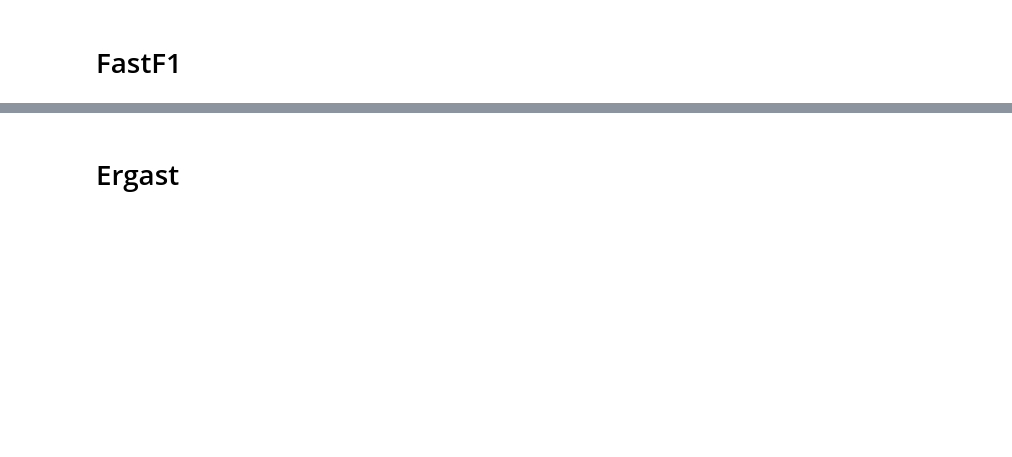
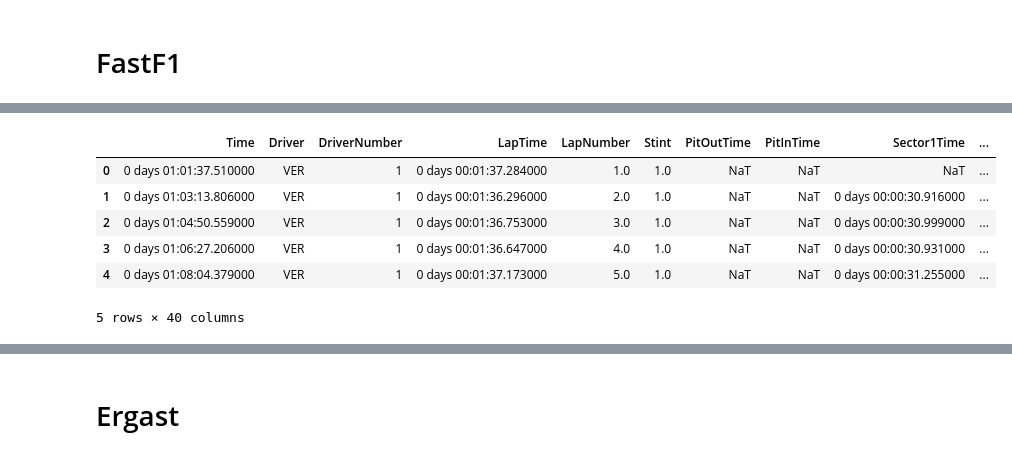
Before and after one commit to pranavvats32/F1-RaceWinner-Prediction-using-ML, a Jupyter notebook: init_bahrain2024.ipynb, the cells around one changed output, grey strips where cells are left out. Saved outputs shown, nothing was run; the diff lists cells and outputs as text; code cells hidden in the pictures; blank space fills up the shorter version.

```diff
--- a/init_bahrain2024.ipynb
+++ b/init_bahrain2024.ipynb
@@ -33,0 +73,45 @@ bahrain2024 = session.laps
+# %%
+import pandas as pd
+import numpy as np
+
+# Work on a copy of the original DataFrame
+df = bahrain2024.copy()
+
+# ✅ 1. Convert LapTime to seconds for pace analysis
+df['LapTime_sec'] = pd.to_timedelta(df['LapTime']).dt.total_seconds()
+
+# ✅ 2. Warm-up: retain TyreLife, FreshTyre, and Compound
+# Already in df, no changes needed
+
+# ✅ 3. Tyre degradation: lap-to-lap delta in LapTime within stint
+df['LapTime_Delta'] = df.groupby(['Driver', 'Stint'])['LapTime_sec'].diff()
+df['TyreLife_Delta'] = df.groupby(['Driver', 'Stint'])['TyreLife'].diff()
+df['DegradationPerLap'] = df['LapTime_Delta'] / df['TyreLife_Delta']
+df['DegradationPerLap'].replace([np.inf, -np.inf], np.nan, inplace=True)
+
+# ✅ 4. Performance life: TyreLife + Compound + LapNumber used directly
+
+# ✅ 5. Wear life: max TyreLife per stint
+df['StintMaxTyreLife'] = df.groupby(['Driver', 'Stint'])['TyreLife'].transform('max')
+
+# ✅ 6. Track/Tyre Temperature: not available, add placeholder
+df['TrackTemp'] = np.nan
+df['TyreTemp'] = np.nan
+
+# ✅ 7. Pitstop Duration
+df['PitInTime'] = pd.to_datetime(df['PitInTime'], errors='coerce')
+df['PitOutTime'] = pd.to_datetime(df['PitOutTime'], errors='coerce')
+df['PitStopDuration'] = (df['PitOutTime'] - df['PitInTime']).dt.total_seconds()
+
+# ✅ Label TireChange laps
+df['TireChange'] = np.where(df['PitStopDuration'].notnull(), 1, 0)
+# %%
+df.head()
+# %% [output]
+|  | Time | Driver | DriverNumber | LapTime | LapNumber | Stint | PitOutTime | PitInTime | Sector1Time | ... |
+| 0 | 0 days 01:01:37.510000 | VER | 1 | 0 days 00:01:37.284000 | 1.0 | 1.0 | NaT | NaT | NaT | ... |
+| 1 | 0 days 01:03:13.806000 | VER | 1 | 0 days 00:01:36.296000 | 2.0 | 1.0 | NaT | NaT | 0 days 00:00:30.916000 | ... |
+| 2 | 0 days 01:04:50.559000 | VER | 1 | 0 days 00:01:36.753000 | 3.0 | 1.0 | NaT | NaT | 0 days 00:00:30.999000 | ... |
+| 3 | 0 days 01:06:27.206000 | VER | 1 | 0 days 00:01:36.647000 | 4.0 | 1.0 | NaT | NaT | 0 days 00:00:30.931000 | ... |
+| 4 | 0 days 01:08:04.379000 | VER | 1 | 0 days 00:01:37.173000 | 5.0 | 1.0 | NaT | NaT | 0 days 00:00:31.255000 | ... |
+5 rows × 40 columns
```
Also changed, not shown: parts of 11 cells of this notebook.
